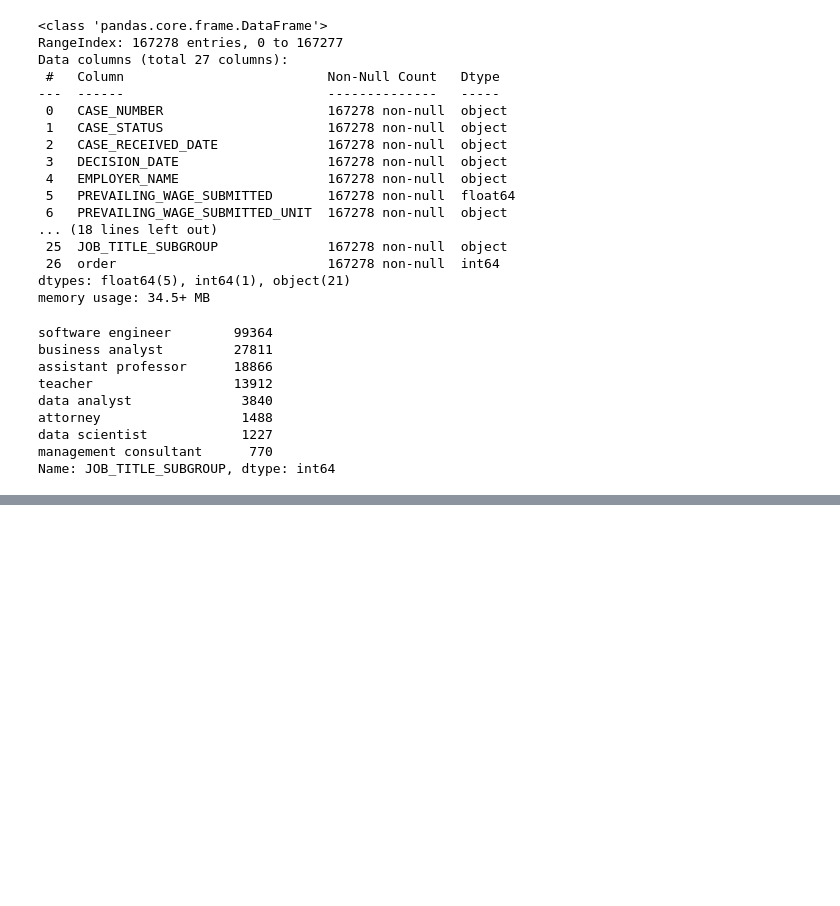
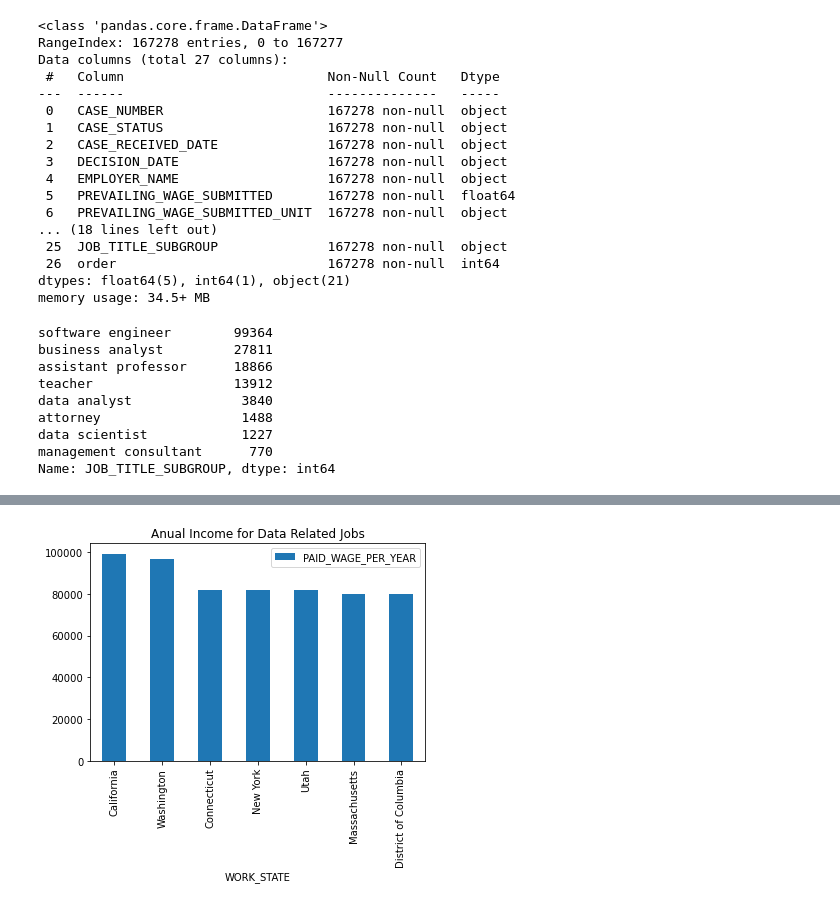
Before and after one commit to vu13/DS311GroupProject, a Jupyter notebook: Question_2_what_states_have_the_highest_paying_data_related_salaries?.ipynb, the cells around one changed output, grey strips where cells are left out. Cells and saved outputs as stored; diff of their text form; code cells hidden in the pictures; blank space fills up the shorter version.

```diff
--- a/Question_2_what_states_have_the_highest_paying_data_related_salaries?.ipynb
+++ b/Question_2_what_states_have_the_highest_paying_data_related_salaries?.ipynb
@@ -67,0 +77,13 @@ data_salaries_df.groupby('WORK_STATE').mean()
+# %%
+#As expected, California pays the most when it comes to data related jobs. However, it is surprizing to note that
+#Utah is also close to the top, could this be related to massive NSA data center located around Bluffdale? Probably.
+
+#Lets use this information to create a plot so that we can visualy see the difference
+#I will use the top 7 states to make the plot comprehensible, this can be changes by changing the variable below
+
+state_count = 7
+sorted_sal_df.head(state_count).plot(x ='WORK_STATE', y='PAID_WAGE_PER_YEAR', kind = 'bar',
+                                     title='Anual Income for Data Related Jobs')
+plt.show()
+# %% [output]
+[figure, added]
```
Also changed, not shown: parts of 5 cells of this notebook.
